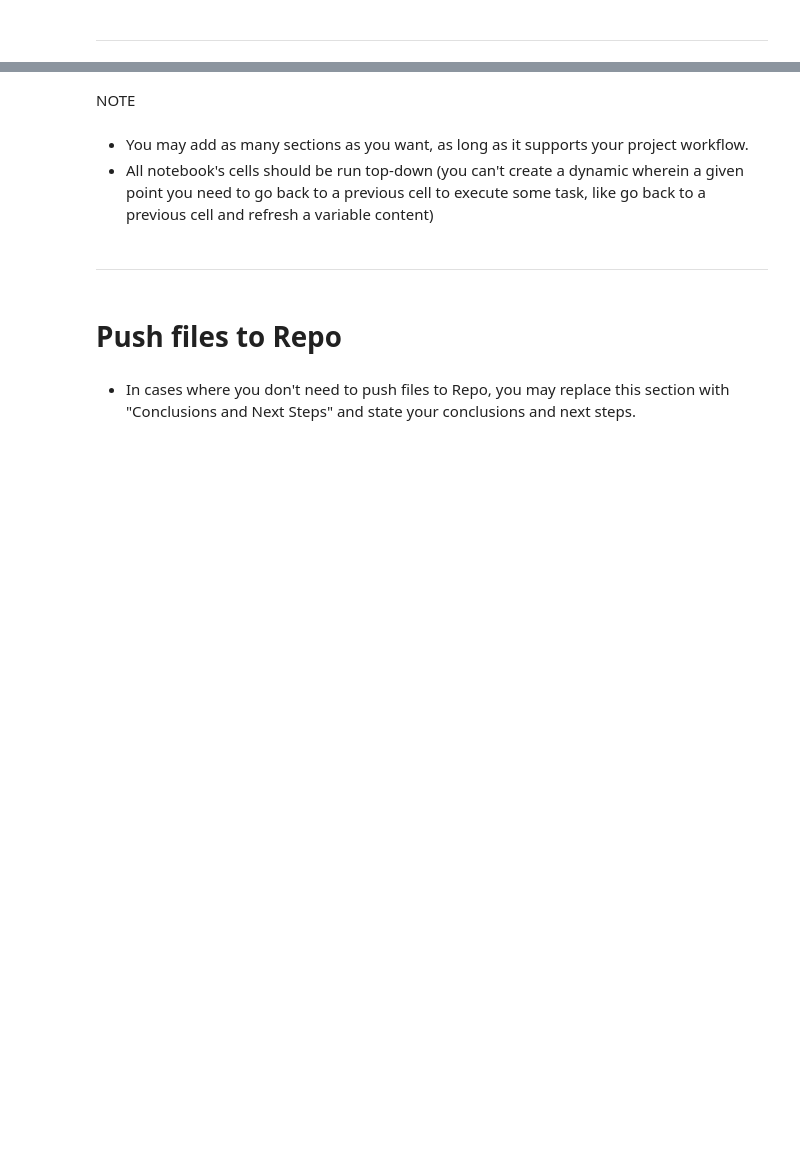
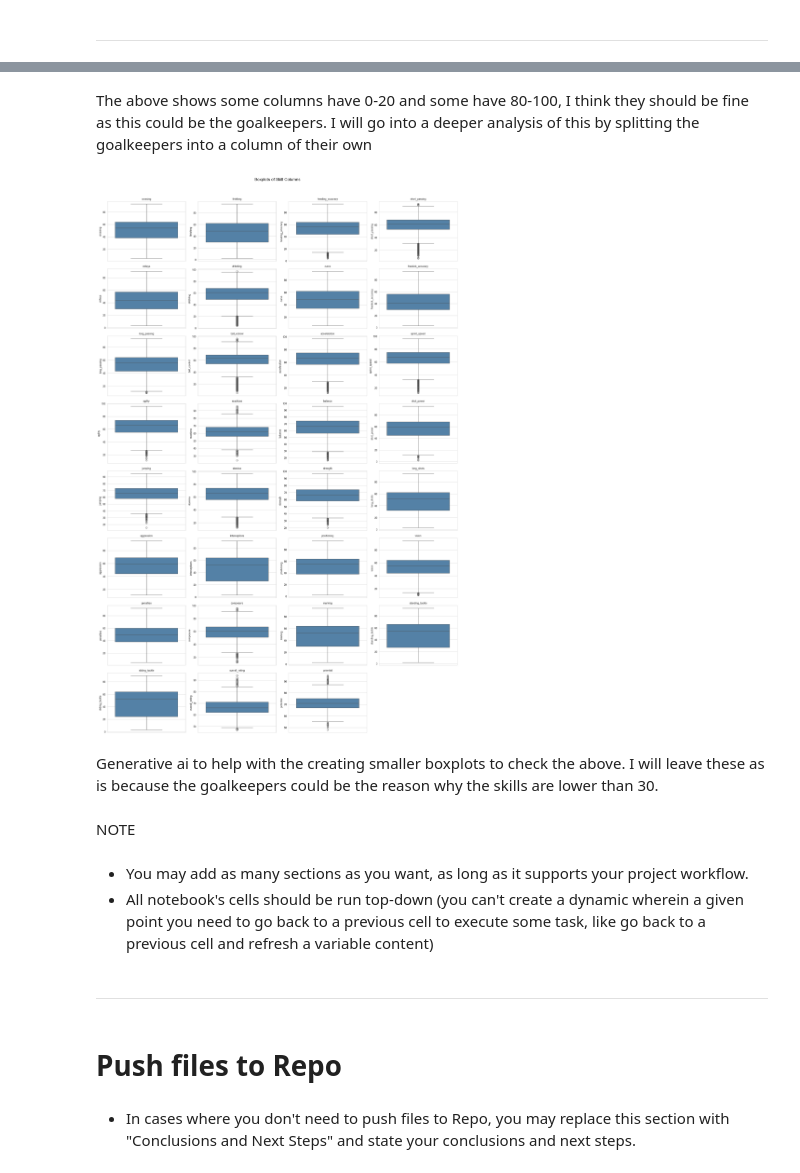
Before and after one commit to lehaanwar/football-players-data, a Jupyter notebook: jupyter_notebooks/ETL.ipynb, the cells around one changed output, grey strips where cells are left out. Drawn from its saved outputs; the diff is of its cells as text; code cells hidden in the pictures; blank space fills up the shorter version.

```diff
--- a/jupyter_notebooks/ETL.ipynb
+++ b/jupyter_notebooks/ETL.ipynb
@@ -193,3 +237,42 @@ dtype: int64
+# %% [markdown]
+The above shows some columns have 0-20 and some have 80-100, I think they should be fine as this could be the goalkeepers. I will go into a deeper analysis of this by splitting the goalkeepers into a column of their own
+# %%
+# check the outliers for position for goalkeepers in skills; crossing, finishing, heading_accuracy, short_passing, volleys,dribbling, curve,freekick_accuracy, long_passing, ball_control, acceleration, sprint_speed, agility, reactions, balance	shot_power, jumping, stamina, strength, long_shots, aggression, interceptions, positioning, vision, penalties, composure, marking, standing_tackle, sliding_tackle
+
+# List of skill columns (0-100 range)
+skill_cols = [
+    'crossing', 'finishing', 'heading_accuracy', 'short_passing', 'volleys',
+    'dribbling', 'curve', 'freekick_accuracy', 'long_passing', 'ball_control',
+    'acceleration', 'sprint_speed', 'agility', 'reactions', 'balance',
+    'shot_power', 'jumping', 'stamina', 'strength', 'long_shots',
+    'aggression', 'interceptions', 'positioning', 'vision', 'penalties',
+    'composure', 'marking', 'standing_tackle', 'sliding_tackle',
+    'overall_rating', 'potential'
+]
+
+# Filter to only columns that exist in your dataframe
+skill_cols = [col for col in skill_cols if col in df.columns]
+
+# Plot
+fig, axes = plt.subplots(nrows=8, ncols=4, figsize=(20, 30))
+axes = axes.flatten()
+
+for i, col in enumerate(skill_cols):
+    sns.boxplot(y=df[col], ax=axes[i], color='steelblue')
+    axes[i].set_title(col, fontsize=10)
+    axes[i].set_xlabel('')
+
+# Hide any unused subplots
+for j in range(i + 1, len(axes)):
+    axes[j].set_visible(False)
+
+plt.suptitle('Boxplots of Skill Columns', fontsize=16, y=1.02)
+plt.tight_layout()
+plt.show()
+# %% [output]
+[figure, added]
+# %% [markdown]
+Generative ai to help with the creating smaller boxplots to check the above. I will leave these as is because the goalkeepers could be the reason why the skills are lower than 30.
 # %% [markdown]
 NOTE
 # %% [markdown]
```
Also changed, not shown: parts of 8 cells of this notebook.
